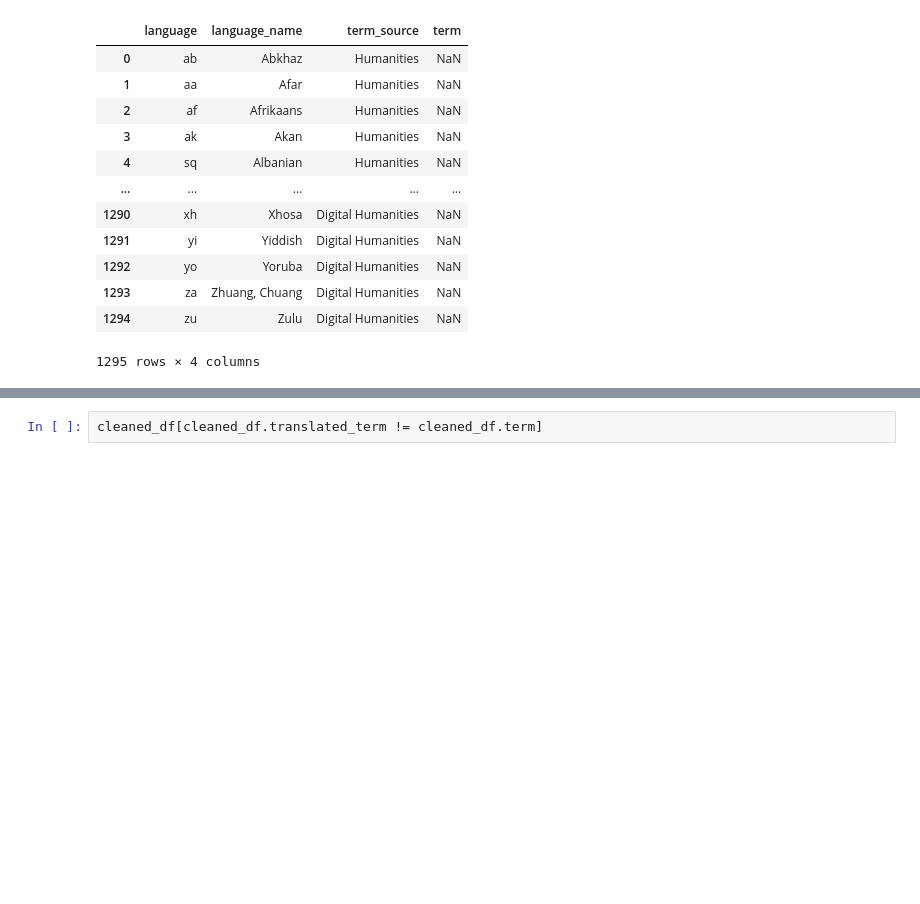
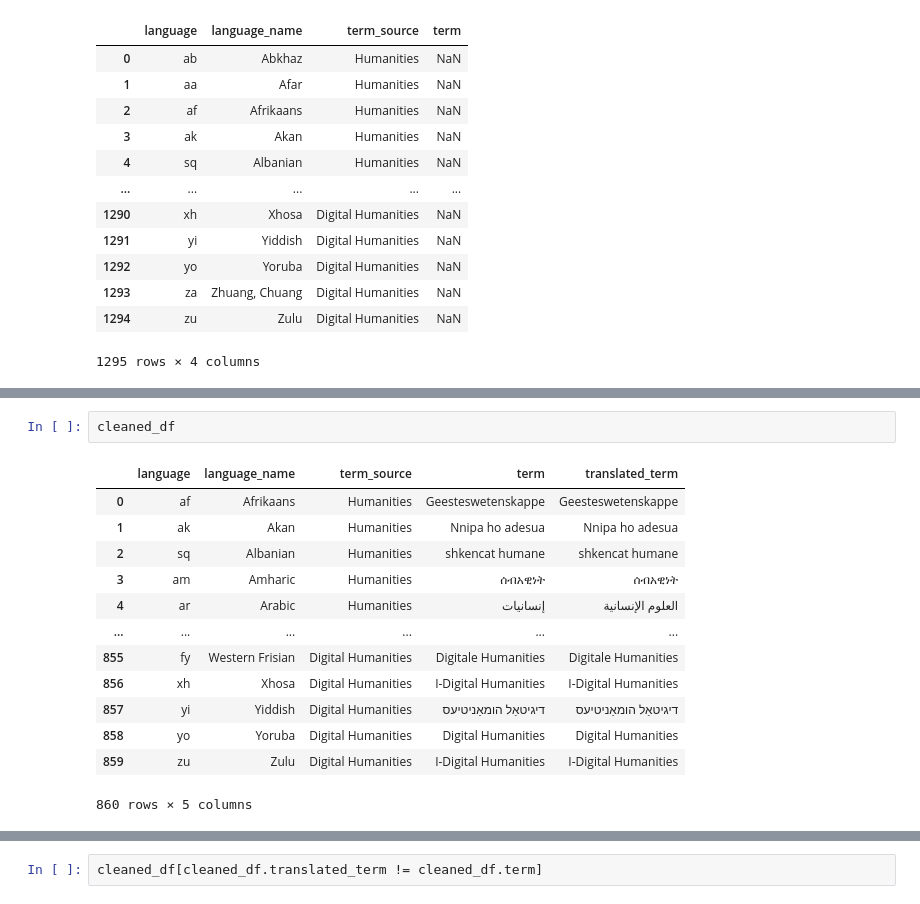
Before and after one commit to CodingDH/searching-for-DH, a Jupyter notebook: data_cleaning_notebooks/SearchQueryCreator.ipynb, the cells around one changed output, grey strips where cells are left out. Saved outputs shown, nothing was run; the diff lists cells and outputs as text; blank space fills up the shorter version.

```diff
--- a/data_cleaning_notebooks/SearchQueryCreator.ipynb
+++ b/data_cleaning_notebooks/SearchQueryCreator.ipynb
@@ -67,0 +111,16 @@ cleaned_df = pd.read_csv('../data/derived_files/cleaned_translated_dh_terms.csv'
+# %%
+cleaned_df
+# %% [output]
+|  | language | language_name | term_source | term | translated_term |
+| 0 | af | Afrikaans | Humanities | Geesteswetenskappe | Geesteswetenskappe |
+| 1 | ak | Akan | Humanities | Nnipa ho adesua | Nnipa ho adesua |
+| 2 | sq | Albanian | Humanities | shkencat humane | shkencat humane |
+| 3 | am | Amharic | Humanities | ሰብአዊነት | ሰብአዊነት |
+| 4 | ar | Arabic | Humanities | إنسانيات | العلوم الإنسانية |
+| ... | ... | ... | ... | ... | ... |
+| 855 | fy | Western Frisian | Digital Humanities | Digitale Humanities | Digitale Humanities |
+| 856 | xh | Xhosa | Digital Humanities | I-Digital Humanities | I-Digital Humanities |
+| 857 | yi | Yiddish | Digital Humanities | דיגיטאַל הומאַניטיעס | דיגיטאַל הומאַניטיעס |
+| 858 | yo | Yoruba | Digital Humanities | Digital Humanities | Digital Humanities |
+| 859 | zu | Zulu | Digital Humanities | I-Digital Humanities | I-Digital Humanities |
+860 rows × 5 columns
```
Also changed, not shown: parts of 9 cells of this notebook, 1 other file.
